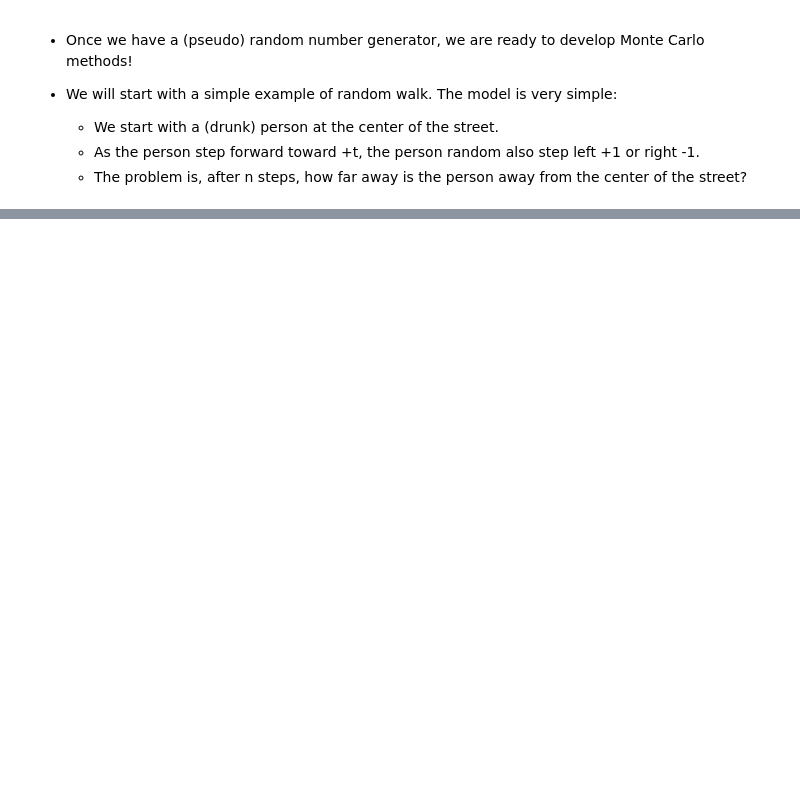
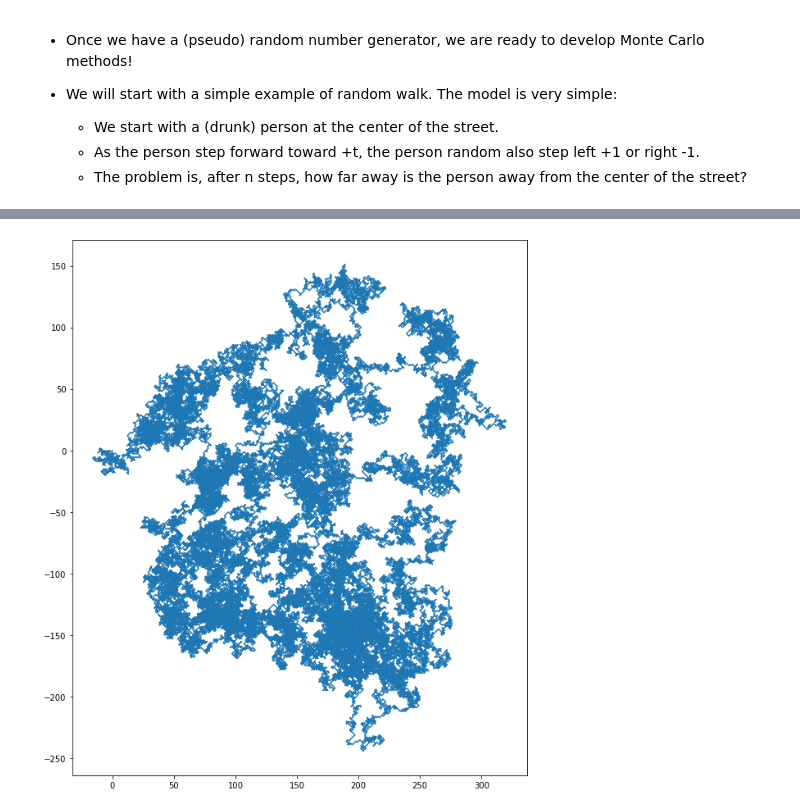
Before and after one commit to uarizona-2021spring-phys105a/phys105a, a Jupyter notebook: 04/montecarlo.ipynb, the cells around one changed output, grey strips where cells are left out. Drawn from its saved outputs; the diff is of its cells as text; code cells hidden in the pictures; blank space fills up the shorter version.

```diff
--- a/04/montecarlo.ipynb
+++ b/04/montecarlo.ipynb
@@ -231,7 +290,13 @@ plt.plot(X, Y)
 # %%
 # But this artifact becomes irrelevant when we model random walk for many many more steps.
 
 X = randomwalk(100000)
 Y = randomwalk(100000)
 
+plt.figure(figsize=(12,12))
 plt.plot(X, Y)
+plt.gca().set_aspect('equal')
+
+# Here is a physics question: how far does a Brownian motion particle move as a function of time?
+# %% [output]
+[figure, added]
```
Also changed, not shown: parts of 15 cells of this notebook.
